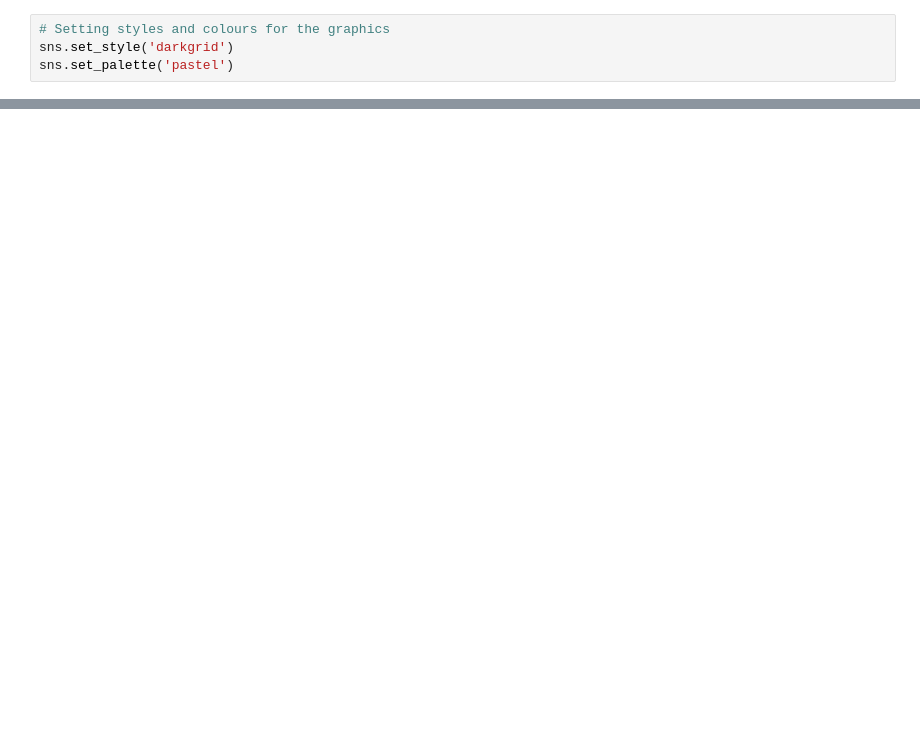
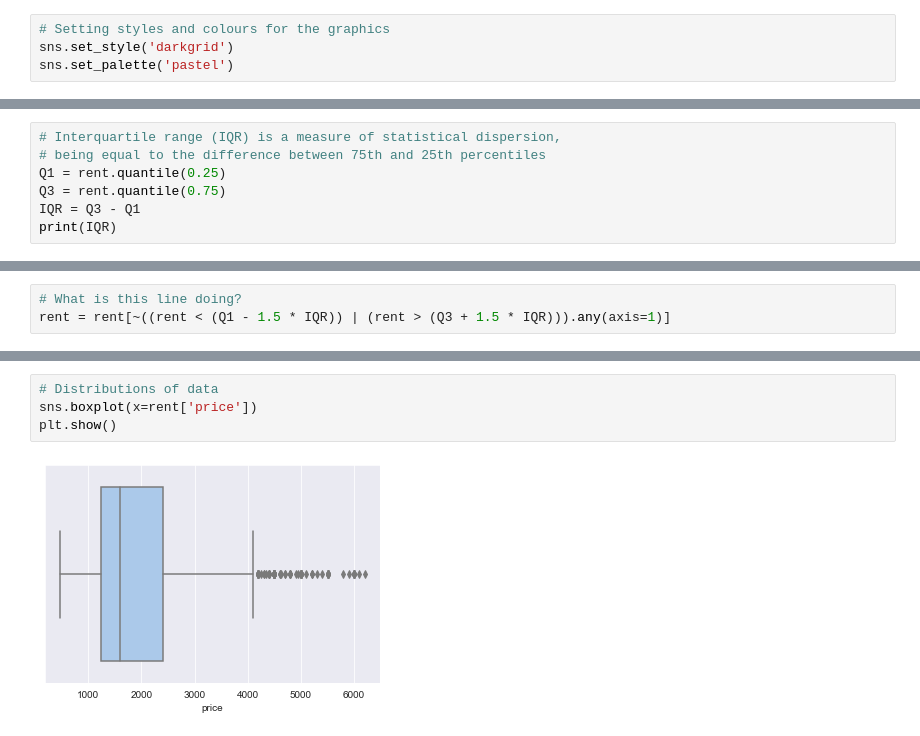
Before and after one commit to marciohssilveira/house_prices_sp, a Jupyter notebook: eda.ipynb, the cells around one changed output, grey strips where cells are left out. Saved outputs shown, nothing was run; the diff lists cells and outputs as text; blank space fills up the shorter version.

```diff
--- a/eda.ipynb
+++ b/eda.ipynb
@@ -36,0 +65,7 @@ Kurtosis: 33.38505813103775
+# %%
+# Interquartile range (IQR) is a measure of statistical dispersion,
+# being equal to the difference between 75th and 25th percentiles
+Q1 = rent.quantile(0.25)
+Q3 = rent.quantile(0.75)
+IQR = Q3 - Q1
+print(IQR)
@@ -36,0 +88,3 @@ Kurtosis: 33.38505813103775
+# %%
+# What is this line doing?
+rent = rent[~((rent < (Q1 - 1.5 * IQR)) | (rent > (Q3 + 1.5 * IQR))).any(axis=1)]
@@ -36,0 +103,6 @@ Kurtosis: 33.38505813103775
+# %%
+# Distributions of data
+sns.boxplot(x=rent['price'])
+plt.show()
+# %% [output]
+[figure, added]
```
Also changed, not shown: parts of 11 cells of this notebook, 4 other files.
